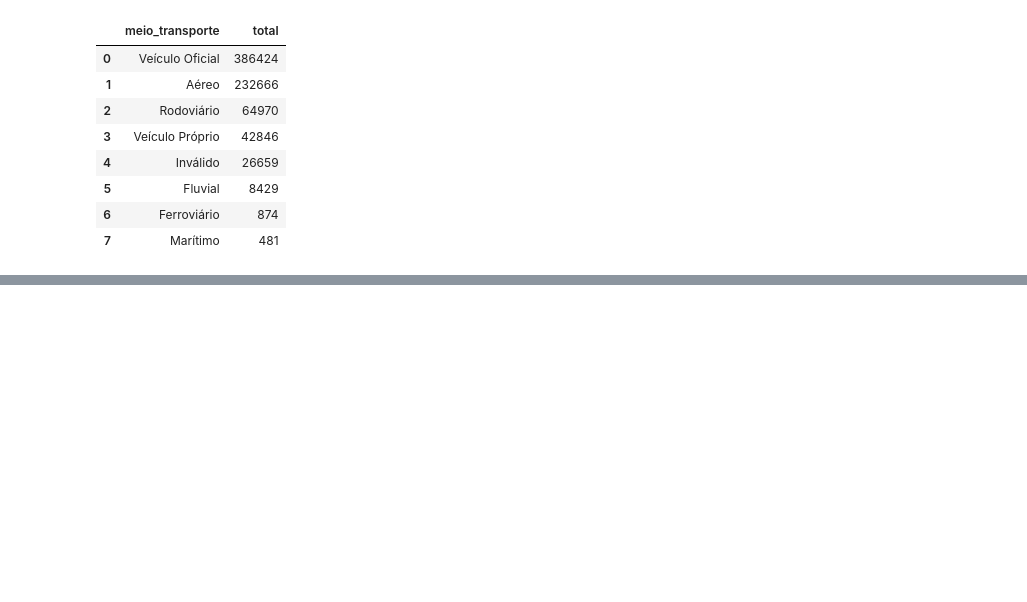
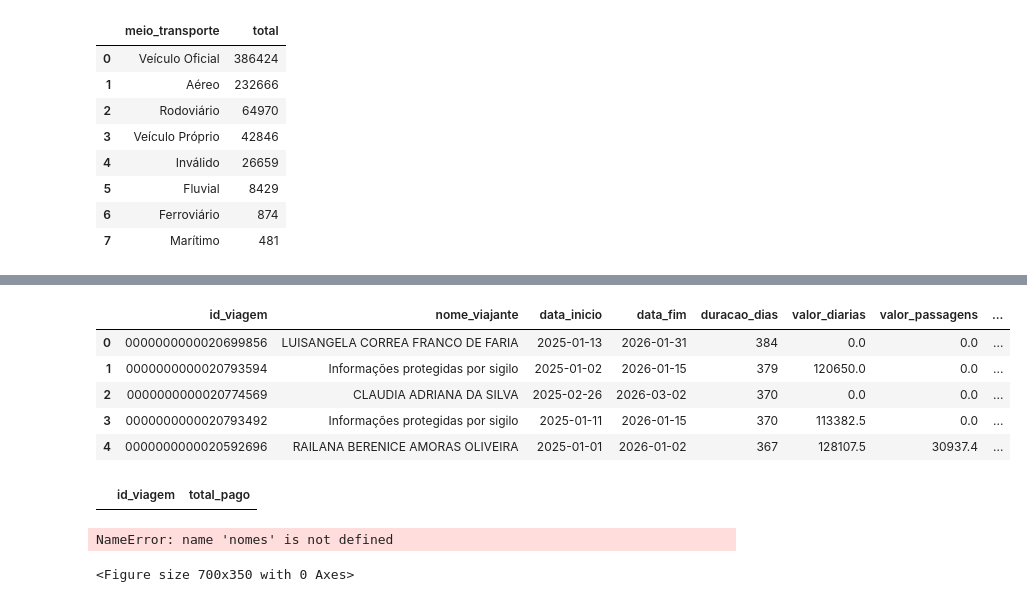
Before and after one commit to leonardofelipe85/pipeline-viagens-servico, a Jupyter notebook: 3_analise.ipynb, the cells around one changed output, grey strips where cells are left out. Cells and saved outputs as stored; diff of their text form; code cells hidden in the pictures; blank space fills up the shorter version.

```diff
--- a/3_analise.ipynb
+++ b/3_analise.ipynb
@@ -129,0 +213,47 @@ df
+# %%
+sql = """
+SELECT id_viagem, nome_viajante, data_inicio, data_fim, duracao_dias,
+       valor_diarias, valor_passagens, valor_outros_gastos,
+       valor_devolucao, valor_total
+FROM silver_viagem
+ORDER BY duracao_dias DESC
+LIMIT 5;
+"""
+df = pd.read_sql(sql, conexao)
+df
+# %% [output]
+|  | id_viagem | nome_viajante | data_inicio | data_fim | duracao_dias | valor_diarias | valor_passagens | ... |
+| 0 | 0000000000020699856 | LUISANGELA CORREA FRANCO DE FARIA | 2025-01-13 | 2026-01-31 | 384 | 0.0 | 0.0 | ... |
+| 1 | 0000000000020793594 | Informações protegidas por sigilo | 2025-01-02 | 2026-01-15 | 379 | 120650.0 | 0.0 | ... |
+| 2 | 0000000000020774569 | CLAUDIA ADRIANA DA SILVA | 2025-02-26 | 2026-03-02 | 370 | 0.0 | 0.0 | ... |
+| 3 | 0000000000020793492 | Informações protegidas por sigilo | 2025-01-11 | 2026-01-15 | 370 | 113382.5 | 0.0 | ... |
+| 4 | 0000000000020592696 | RAILANA BERENICE AMORAS OLIVEIRA | 2025-01-01 | 2026-01-02 | 367 | 128107.5 | 30937.4 | ... |
+# %%
+sql = """
+SELECT id_viagem, SUM(valor) AS total_pago
+FROM silver_pagamento
+WHERE id_viagem IN ('0000000000020699856', '0000000000020774569')
+GROUP BY id_viagem;
+"""
+pd.read_sql(sql, conexao)
+# %% [output]
+|  | id_viagem | total_pago |
+# %%
+plt.figure(figsize=(7, 3.5))
+barras = plt.barh(nomes, df["duracao_dias"], label="Duração (dias)")
+plt.bar_label(barras, labels=rotulos, padding=3, fontsize=8)
+
+plt.title("As 5 viagens de maior duração e seu custo total (jan-jun/2025)",
+          fontsize=10)
+plt.xlabel("Duração (dias)", fontsize=9)
+plt.ylabel("Viagem (final do identificador)", fontsize=9)
+plt.tick_params(labelsize=8)
+plt.legend(loc="lower right", fontsize=8)
+
+plt.gca().invert_yaxis()
+plt.xlim(0, df["duracao_dias"].max() * 1.6)
+plt.tight_layout()
+plt.show()
+# %% [output]
+NameError: name 'nomes' is not defined
+<Figure size 700x350 with 0 Axes>
```
Also changed, not shown: parts of 14 cells of this notebook.
